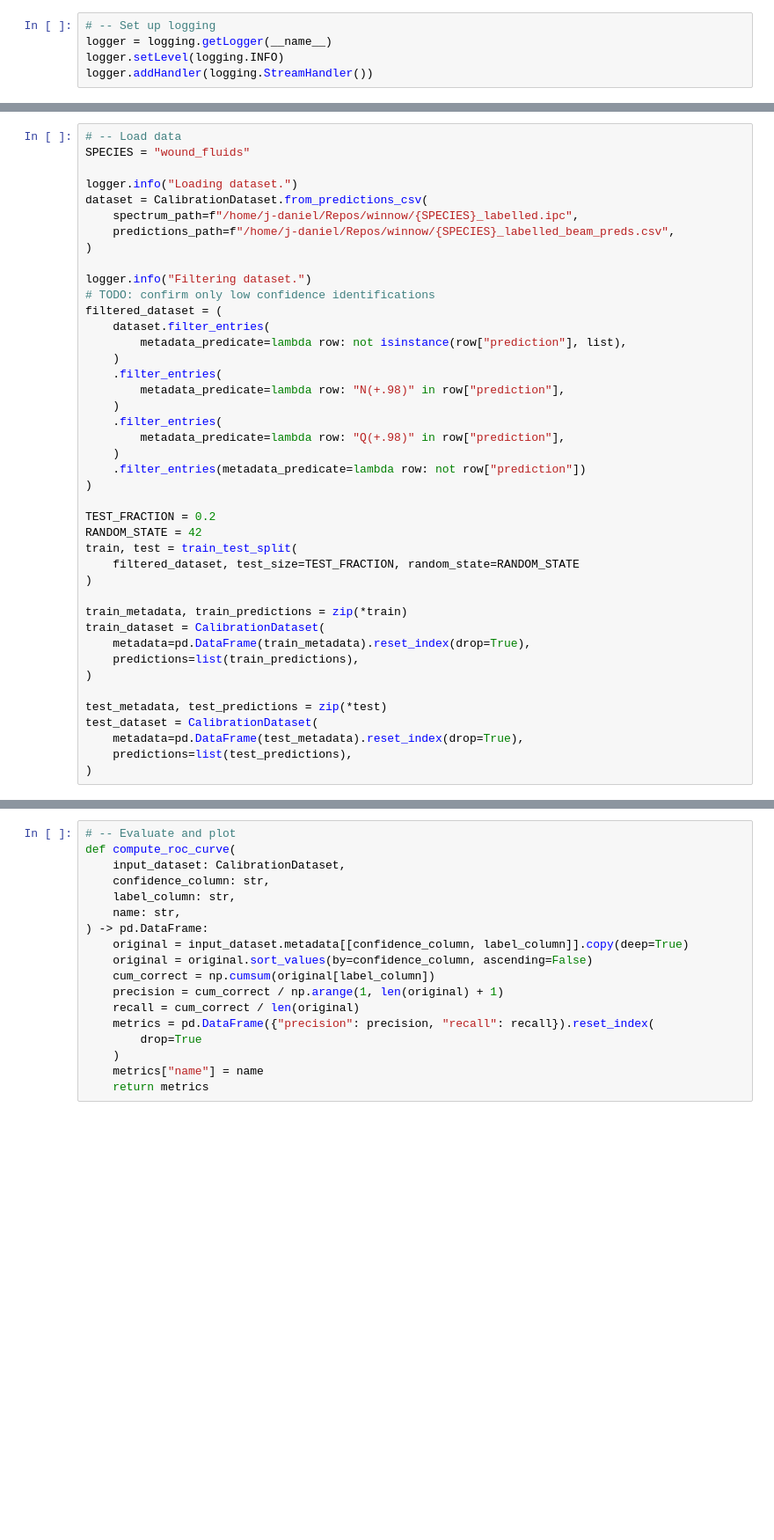
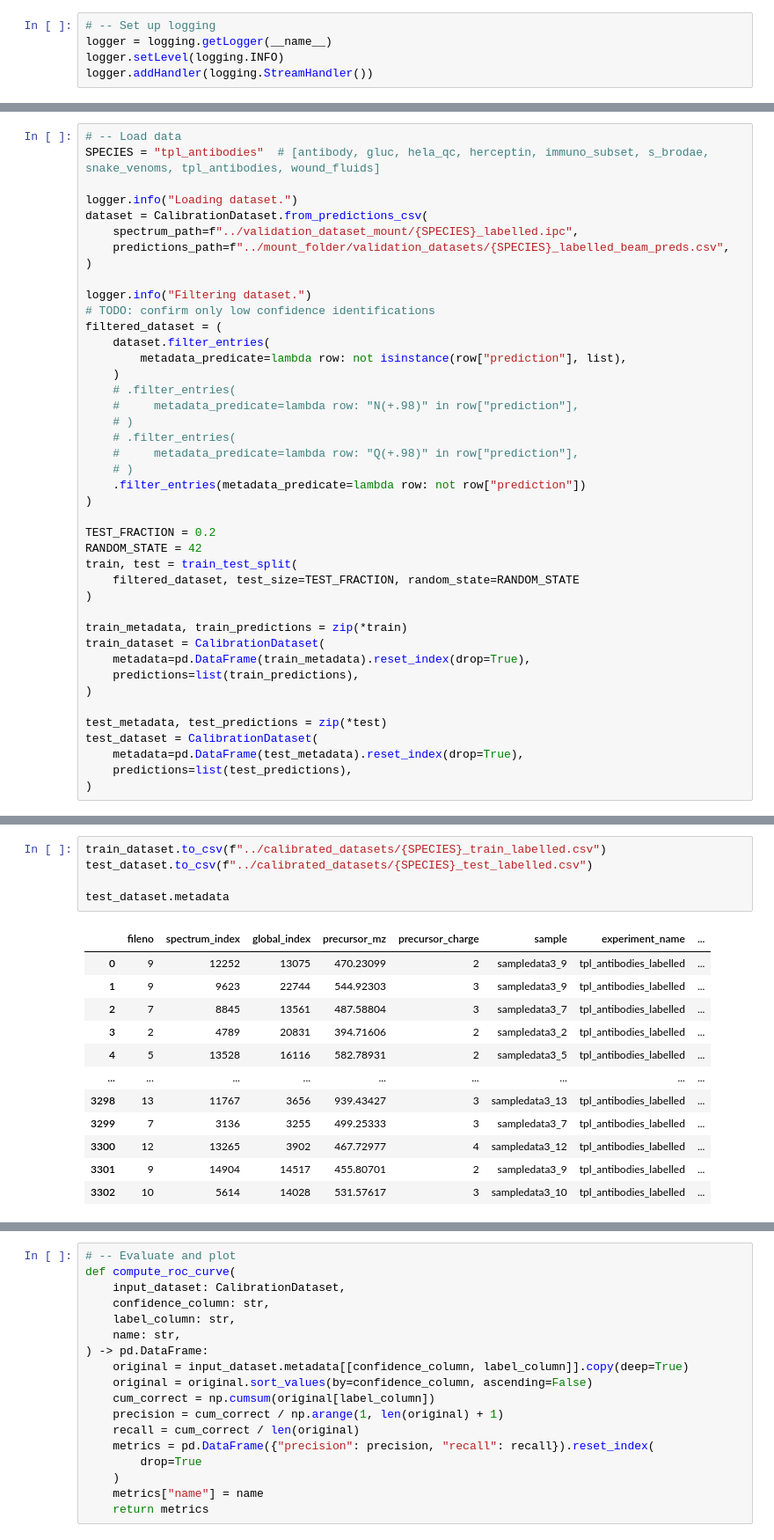
Before and after one commit to instadeepai/winnow, a Jupyter notebook: examples/fdr_plots.ipynb, the cells around one changed output, grey strips where cells are left out. Shown at 88% size. Cells and saved outputs as stored; diff of their text form; blank space fills up the shorter version.

Commit message:
feat: disable beam features and filter out modifications

```diff
--- a/examples/fdr_plots.ipynb
+++ b/examples/fdr_plots.ipynb
@@ -30,11 +32,11 @@ logger.addHandler(logging.StreamHandler())
 # %%
 # -- Load data
-SPECIES = "wound_fluids"
+SPECIES = "tpl_antibodies"  # [antibody, gluc, hela_qc, herceptin, immuno_subset, s_brodae, snake_venoms, tpl_antibodies, wound_fluids]
 
 logger.info("Loading dataset.")
 dataset = CalibrationDataset.from_predictions_csv(
-    spectrum_path=f"/home/j-daniel/Repos/winnow/{SPECIES}_labelled.ipc",
-    predictions_path=f"/home/j-daniel/Repos/winnow/{SPECIES}_labelled_beam_preds.csv",
+    spectrum_path=f"../validation_dataset_mount/{SPECIES}_labelled.ipc",
+    predictions_path=f"../mount_folder/validation_datasets/{SPECIES}_labelled_beam_preds.csv",
 )
 
 logger.info("Filtering dataset.")
@@ -43,12 +45,12 @@ filtered_dataset = (
     dataset.filter_entries(
         metadata_predicate=lambda row: not isinstance(row["prediction"], list),
     )
-    .filter_entries(
-        metadata_predicate=lambda row: "N(+.98)" in row["prediction"],
-    )
-    .filter_entries(
-        metadata_predicate=lambda row: "Q(+.98)" in row["prediction"],
-    )
+    # .filter_entries(
+    #     metadata_predicate=lambda row: "N(+.98)" in row["prediction"],
+    # )
+    # .filter_entries(
+    #     metadata_predicate=lambda row: "Q(+.98)" in row["prediction"],
+    # )
     .filter_entries(metadata_predicate=lambda row: not row["prediction"])
 )
 
@@ -97,0 +111,18 @@ test_dataset.metadata
+# %%
+train_dataset.to_csv(f"../calibrated_datasets/{SPECIES}_train_labelled.csv")
+test_dataset.to_csv(f"../calibrated_datasets/{SPECIES}_test_labelled.csv")
+
+test_dataset.metadata
+# %% [output]
+|  | fileno | spectrum_index | global_index | precursor_mz | precursor_charge | sample | experiment_name | ... |
+| 0 | 9 | 12252 | 13075 | 470.23099 | 2 | sampledata3_9 | tpl_antibodies_labelled | ... |
+| 1 | 9 | 9623 | 22744 | 544.92303 | 3 | sampledata3_9 | tpl_antibodies_labelled | ... |
+| 2 | 7 | 8845 | 13561 | 487.58804 | 3 | sampledata3_7 | tpl_antibodies_labelled | ... |
+| 3 | 2 | 4789 | 20831 | 394.71606 | 2 | sampledata3_2 | tpl_antibodies_labelled | ... |
+| 4 | 5 | 13528 | 16116 | 582.78931 | 2 | sampledata3_5 | tpl_antibodies_labelled | ... |
+| ... | ... | ... | ... | ... | ... | ... | ... | ... |
+| 3298 | 13 | 11767 | 3656 | 939.43427 | 3 | sampledata3_13 | tpl_antibodies_labelled | ... |
+| 3299 | 7 | 3136 | 3255 | 499.25333 | 3 | sampledata3_7 | tpl_antibodies_labelled | ... |
+| 3300 | 12 | 13265 | 3902 | 467.72977 | 4 | sampledata3_12 | tpl_antibodies_labelled | ... |
+| 3301 | 9 | 14904 | 14517 | 455.80701 | 2 | sampledata3_9 | tpl_antibodies_labelled | ... |
+| 3302 | 10 | 5614 | 14028 | 531.57617 | 3 | sampledata3_10 | tpl_antibodies_labelled | ... |
```
Also changed, not shown: parts of 15 cells of this notebook, 1 other file.
